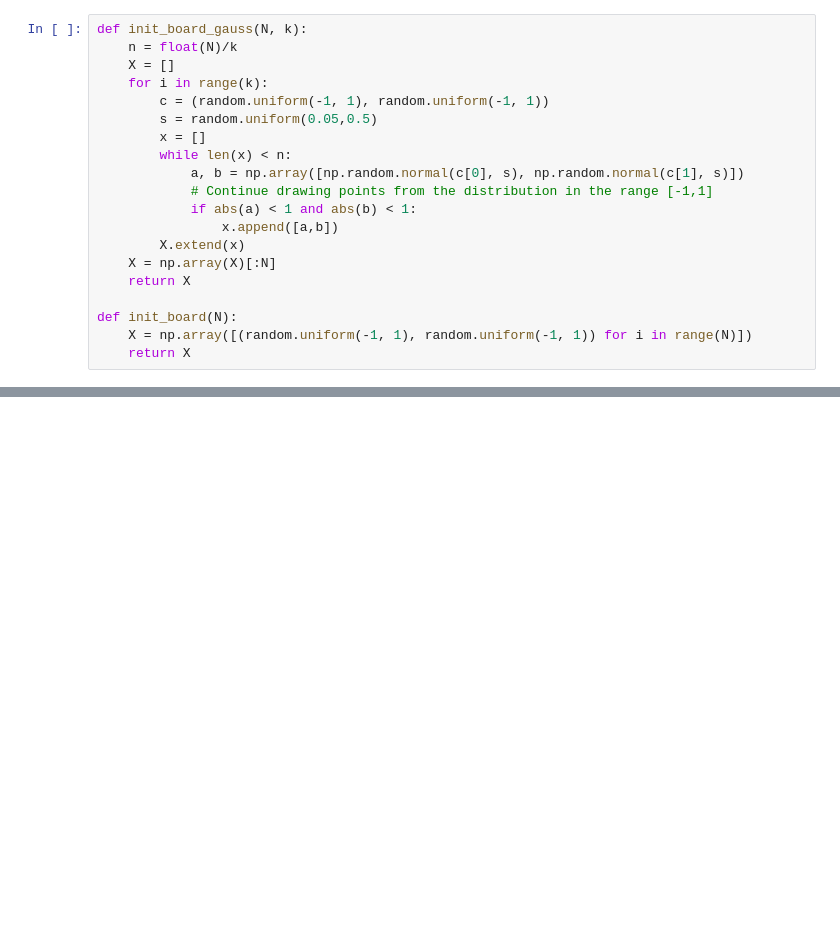
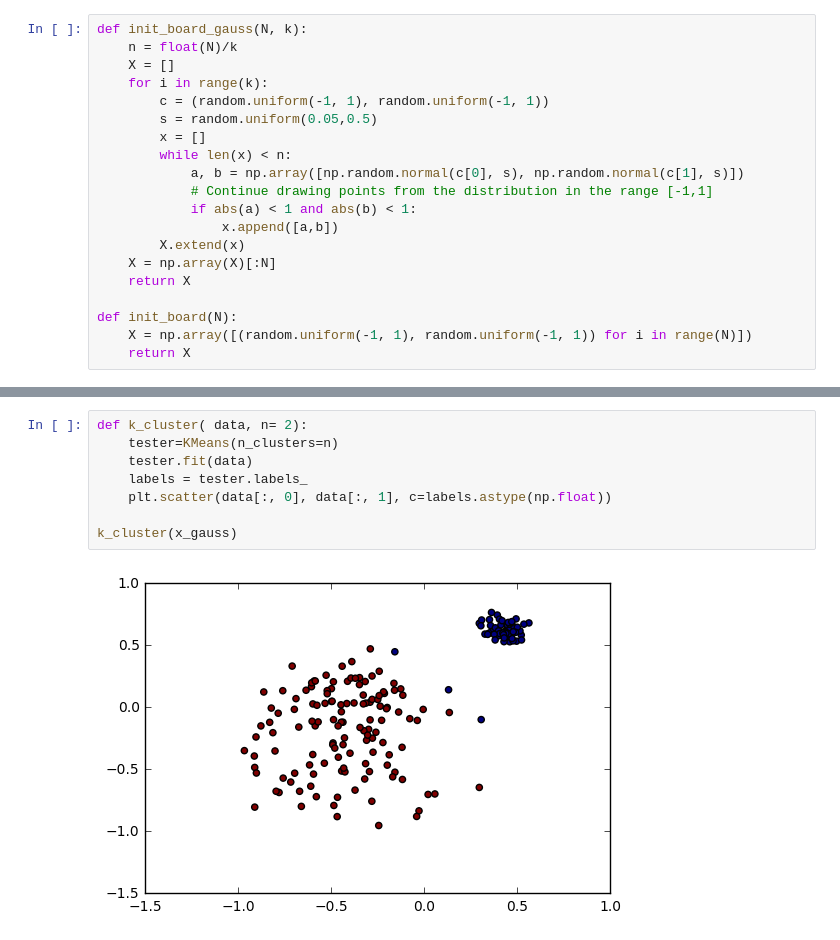
Before and after one commit to sreeder/Jupyter-Notebooks, a Jupyter notebook: notebooks/analytics/Clustering.ipynb, the cells around one changed output, grey strips where cells are left out. Drawn from its saved outputs; the diff is of its cells as text; blank space fills up the shorter version.

```diff
--- a/notebooks/analytics/Clustering.ipynb
+++ b/notebooks/analytics/Clustering.ipynb
@@ -57,0 +62,10 @@ plt.scatter(x_gauss[:, 0], x_gauss[:, 1])
+# %%
+def k_cluster( data, n= 2):
+    tester=KMeans(n_clusters=n)
+    tester.fit(data)
+    labels = tester.labels_
+    plt.scatter(data[:, 0], data[:, 1], c=labels.astype(np.float))
+
+k_cluster(x_gauss)
+# %% [output]
+[figure, added]
```
Also changed, not shown: parts of 15 cells of this notebook, 2 other files.
